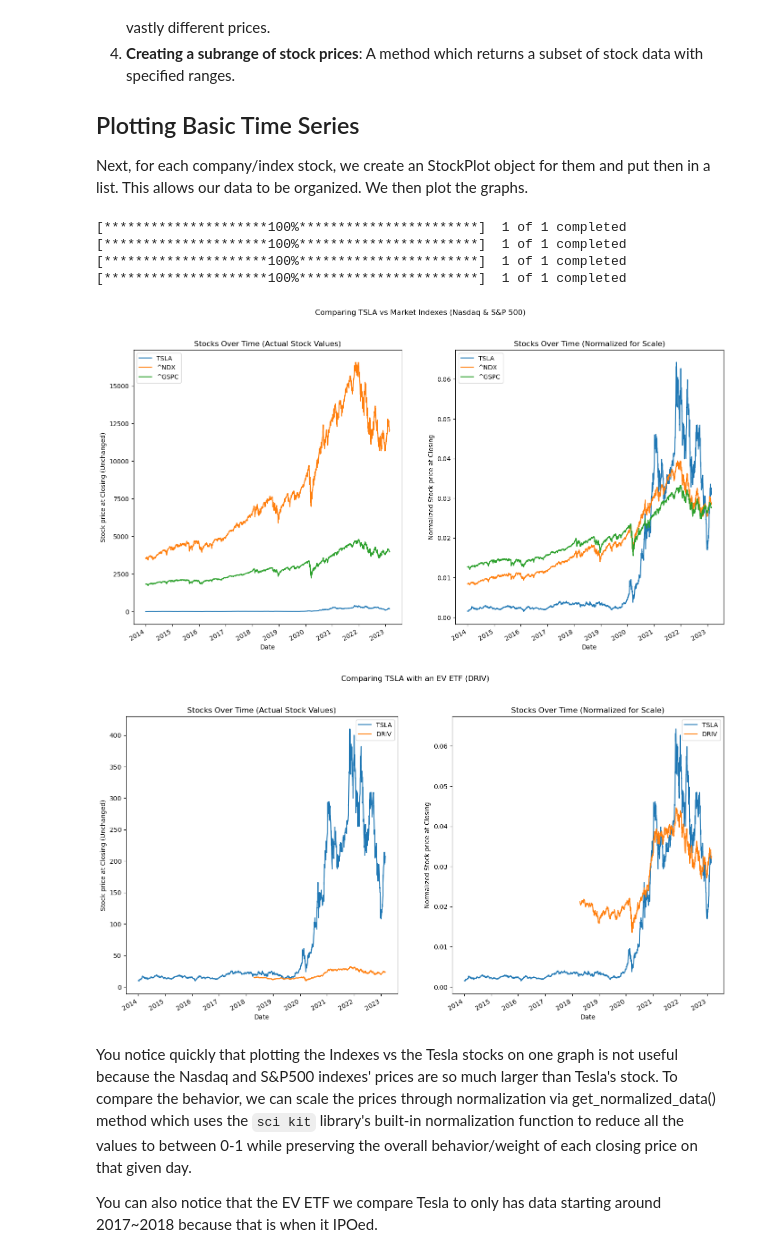
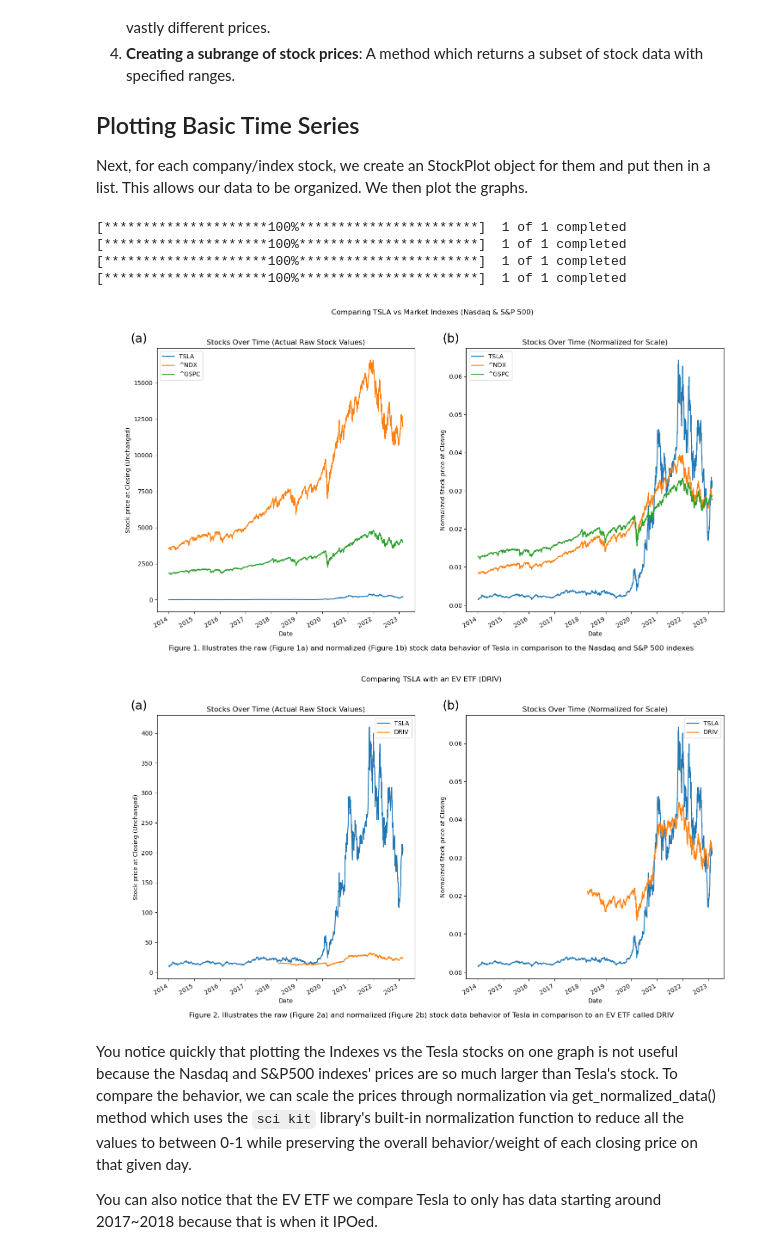
Before and after one commit to olincollege/twitter-vs-stock, a Jupyter notebook: main.ipynb, the cells around one changed output. Drawn from its saved outputs; the diff is of its cells as text; code cells hidden in the pictures.

```diff
--- a/main.ipynb
+++ b/main.ipynb
@@ -263,6 +260,8 @@ Methods:
 ## Plotting Basic Time Series
 Next, for each company/index stock, we create an StockPlot object for them and put then in a list. This allows our data to be organized. We then plot the graphs.
 # %%
+import string
+
 # Creating StockPlot Objects
 tesla = StockPlot("TSLA", start_date, end_date)
 nasdaq = StockPlot("^NDX", start_date, end_date)
@@ -286,7 +285,7 @@ for symbol in market_list:
     symbol.get_stock_data().plot(label=symbol.get_ticker())
 
 plt.ylabel("Stock price at Closing (Unchanged)")
-plt.title("Stocks Over Time (Actual Stock Values)")
+plt.title("Stocks Over Time (Actual Raw Stock Values)")
 plt.legend()
 
 #SubPlot 2: Normalized Closing Stock Prices
@@ -297,37 +296,53 @@ for symbol in market_list:
 plt.ylabel("Normalized Stock price at Closing")
 plt.title("Stocks Over Time (Normalized for Scale)")
 plt.legend()
+
+#Subplot & Captioning
+caption="Figure 1. Illustrates the raw (Figure 1a) and normalized (Figure 1b) stock data behavior of Tesla in comparison to the Nasdaq and S&P 500 indexes"
+plt.figtext(0.5, 0.1, caption, wrap=True, horizontalalignment='center', fontsize=12)
+
+plt.text(-0.1, 2, "(a)", transform=ax.transAxes, size=20)
+plt.text(0.45, 2, "(b)", transform=ax.transAxes, size=20)
+
 plt.show()
 
 
 #Plotting Tesla vs EV ETF
 fig, axes = plt.subplots(2, 1, figsize=(17,9))
 fig.suptitle("Comparing TSLA with an EV ETF (DRIV)")
 plt.subplot(1, 2, 1)
 for symbol in ev_list:
     symbol.get_stock_data().plot(label=symbol.get_ticker())
 
 plt.ylabel("Stock price at Closing (Unchanged)")
-plt.title("Stocks Over Time (Actual Stock Values)")
+plt.title("Stocks Over Time (Actual Raw Stock Values)")
 plt.legend()
 
 #SubPlot 2: Normalized Closing Stock Prices
 
 plt.subplot(1, 2, 2)
 for symbol in ev_list:
     symbol.get_normalized_data().plot(label=symbol.get_ticker())
 
 plt.ylabel("Normalized Stock price at Closing")
 plt.title("Stocks Over Time (Normalized for Scale)")
 plt.legend()
+
+#Subplot & Captioning
+caption="Figure 2. Illustrates the raw (Figure 2a) and normalized (Figure 2b) stock data behavior of Tesla in comparison to an EV ETF called DRIV"
+plt.figtext(0.5, 0.1, caption, wrap=True, horizontalalignment='center', fontsize=12)
+
+plt.text(-0.1, 2, "(a)", transform=ax.transAxes, size=20)
+plt.text(0.45, 2, "(b)", transform=ax.transAxes, size=20)
+
 plt.show()
 # %% [output]
 [*********************100%***********************]  1 of 1 completed
 [*********************100%***********************]  1 of 1 completed
 [*********************100%***********************]  1 of 1 completed
 [*********************100%***********************]  1 of 1 completed
-[figure, old version]
+[figure, new version]
-[figure, old version]
+[figure, new version]
 # %% [markdown]
 You notice quickly that plotting the Indexes vs the Tesla stocks on one graph is not useful because the Nasdaq and S&P500 indexes' prices are so much larger than Tesla's stock. To compare the behavior, we can scale the prices through normalization via get_normalized_data() method which uses the `sci kit` library's built-in normalization function to reduce all the values to between 0-1 while preserving the overall behavior/weight of each closing price on that given day.
 
```
Also changed, not shown: parts of 10 cells of this notebook.
